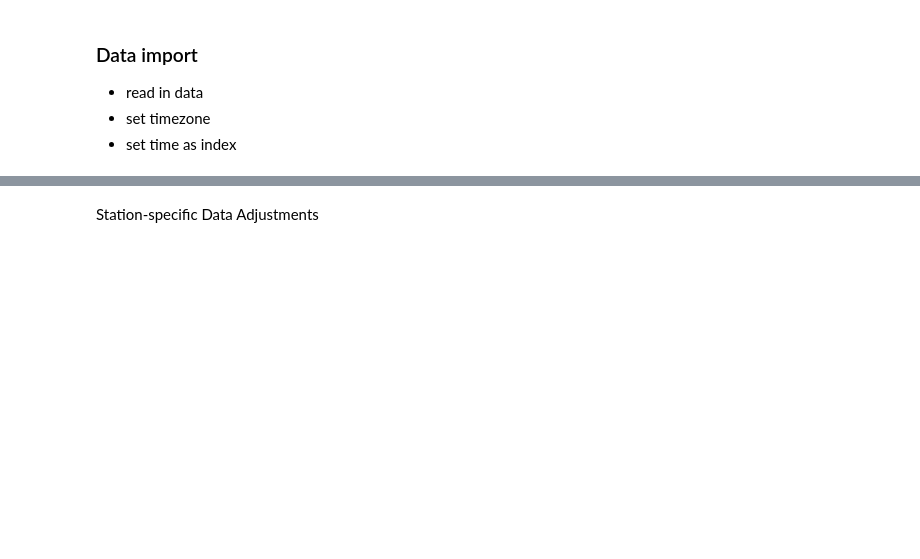
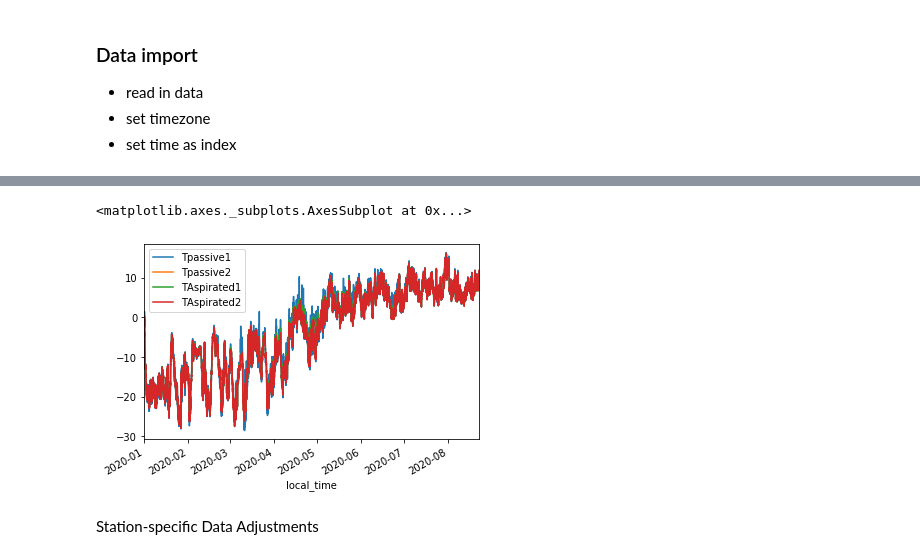
Before and after one commit to ehbaker/WXmunge, a Jupyter notebook: LVL1_Hampel_Only.ipynb, the cells around one changed output, grey strips where cells are left out. Drawn from its saved outputs; the diff is of its cells as text; code cells hidden in the pictures; blank space fills up the shorter version.

```diff
--- a/LVL1_Hampel_Only.ipynb
+++ b/LVL1_Hampel_Only.ipynb
@@ -76,0 +98,5 @@ dat=dat.sort_index() #ensure data is sorted by time
+# %%
+dat[temp_columns]['2020'].plot()
+# %% [output]
+<matplotlib.axes._subplots.AxesSubplot at 0x...>
+[figure, added]
```
Also changed, not shown: parts of 54 cells of this notebook, 13 other files.
